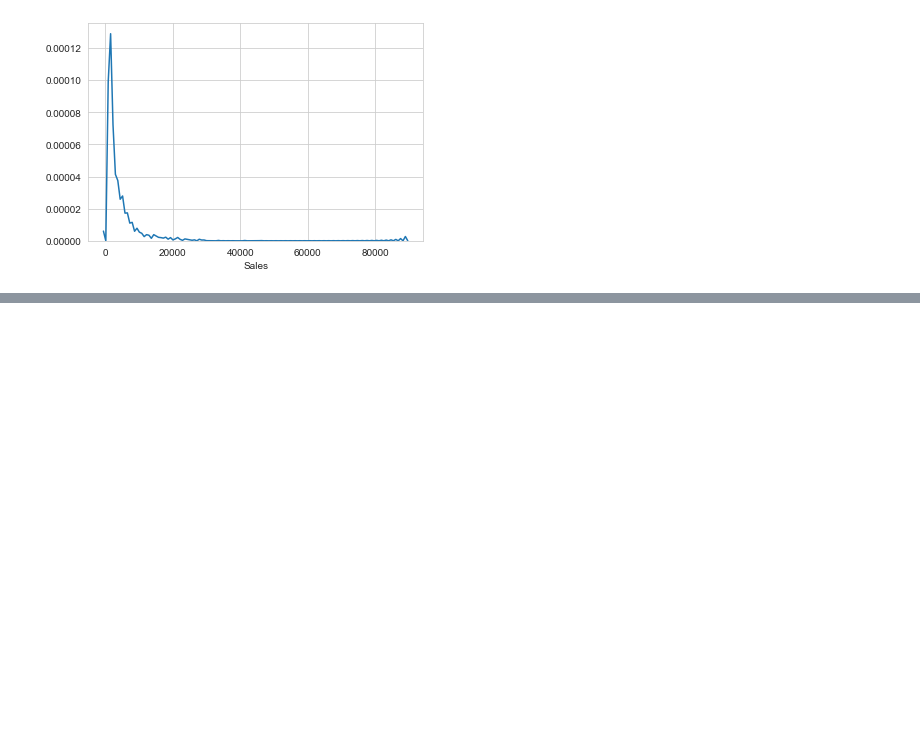
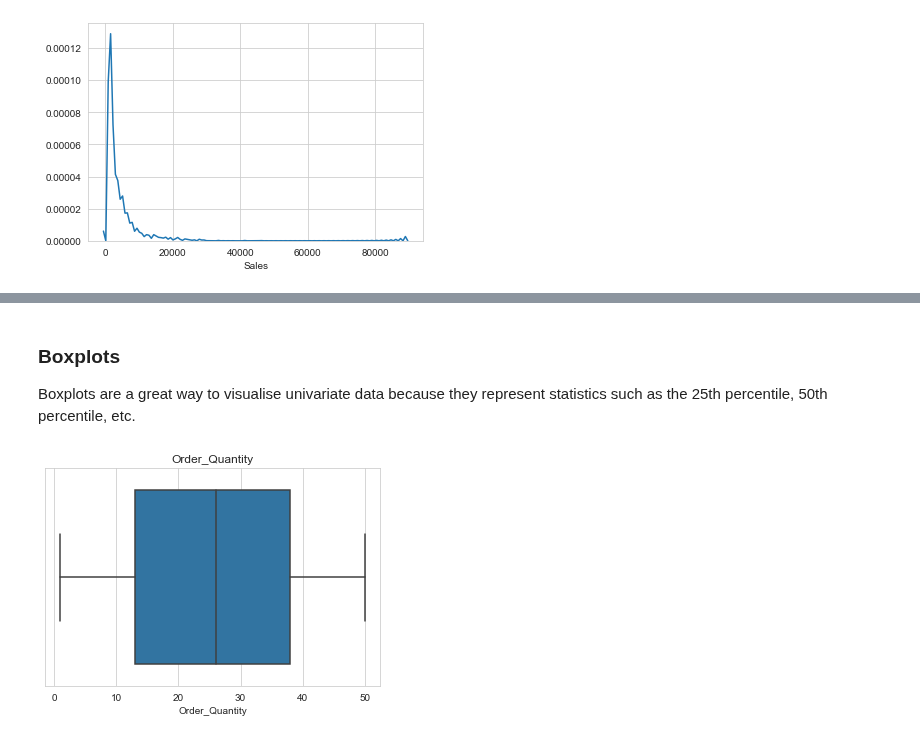
Before and after one commit to R-aryan/Machine_Learning_Crash_Course, a Jupyter notebook: Data Visualization/Seaborn_Introduction.ipynb, the cells around one changed output, grey strips where cells are left out. Saved outputs shown, nothing was run; the diff lists cells and outputs as text; code cells hidden in the pictures; blank space fills up the shorter version.

```diff
--- a/Data Visualization/Seaborn_Introduction.ipynb
+++ b/Data Visualization/Seaborn_Introduction.ipynb
@@ -59,0 +88,12 @@ plt.show()
+# %% [markdown]
+### Boxplots
+
+Boxplots are a great way to visualise univariate data because they represent statistics such as the 25th percentile, 50th percentile, etc.
+# %%
+#boxplot
+
+sns.boxplot(df['Order_Quantity'])
+plt.title('Order_Quantity')
+plt.show()
+# %% [output]
+[figure, added]
```
Also changed, not shown: parts of 2 cells of this notebook.
